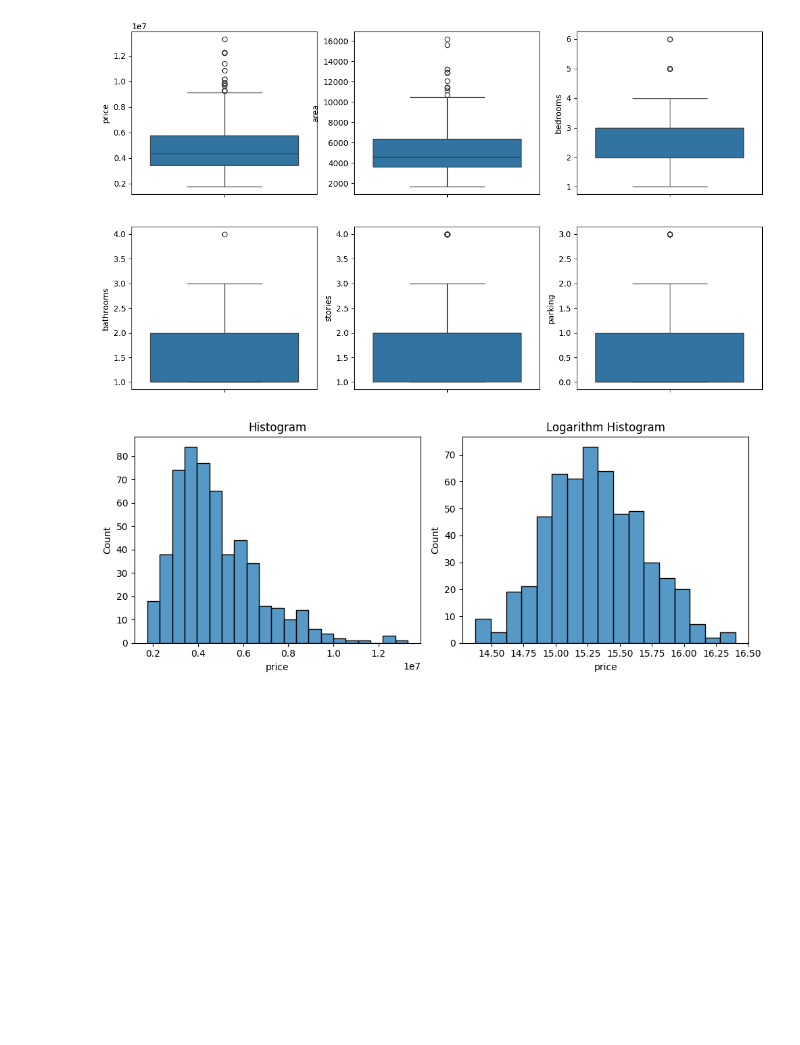
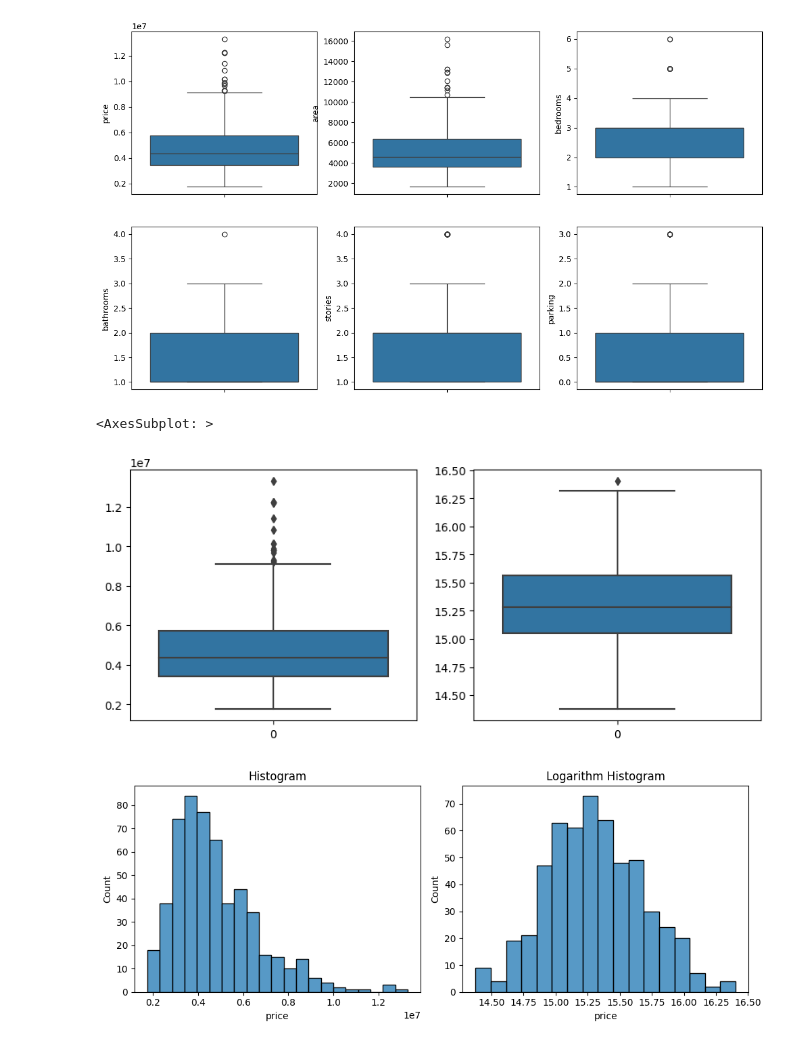
Before and after one commit to belenareal/machine_learning_projects, a Jupyter notebook: housing_prices/eda.ipynb, the cells around one changed output. Drawn from its saved outputs; the diff is of its cells as text; code cells hidden in the pictures; blank space fills up the shorter version.

```diff
--- a/housing_prices/eda.ipynb
+++ b/housing_prices/eda.ipynb
@@ -105,6 +105,18 @@ plt.show()
 # %%
 df['stories_area'] = df['area'] / df['stories']
 df['rooms_area'] = df['area'] / (df['bedrooms'] + df['bathrooms'])
+df['airconditioning_area'] = (df['airconditioning']) /df['area']
+# %%
+from sklearn.preprocessing import MinMaxScaler, StandardScaler
+
+scaler = StandardScaler()
+df[['area_normalizada', 'stories_area', 'rooms_area']] = scaler.fit_transform(df[['area', 'stories_area', 'rooms_area']])
+# %%
+df['stories_area'] = df['area'] / df['stories']
+df['rooms_area'] = df['area'] / (df['bedrooms'] + df['bathrooms'])
+# df['airconditioning_area'] = (df['airconditioning']) /df['area_normalizada']
+# %%
+df.drop(['area'], axis=1, inplace=True)
 # %%
 df
 # %% [output]
@@ -134,6 +146,13 @@ sns.boxplot(df['parking'],ax=axs[1,2])
 # %% [output]
 <Axes: ylabel='parking'>
 [figure]
+# %%
+fig,axs=plt.subplots(1, 2,figsize=(10,4))
+sns.boxplot(df['price'],ax=axs[0])
+sns.boxplot(np.log(df['price']),ax=axs[1])
+# %% [output]
+<AxesSubplot: >
+[figure, added]
 # %%
 fig, axs = plt.subplots(1, 2, figsize=(10, 4))
 
```
Also changed, not shown: parts of 3 cells of this notebook, 2 other files.
